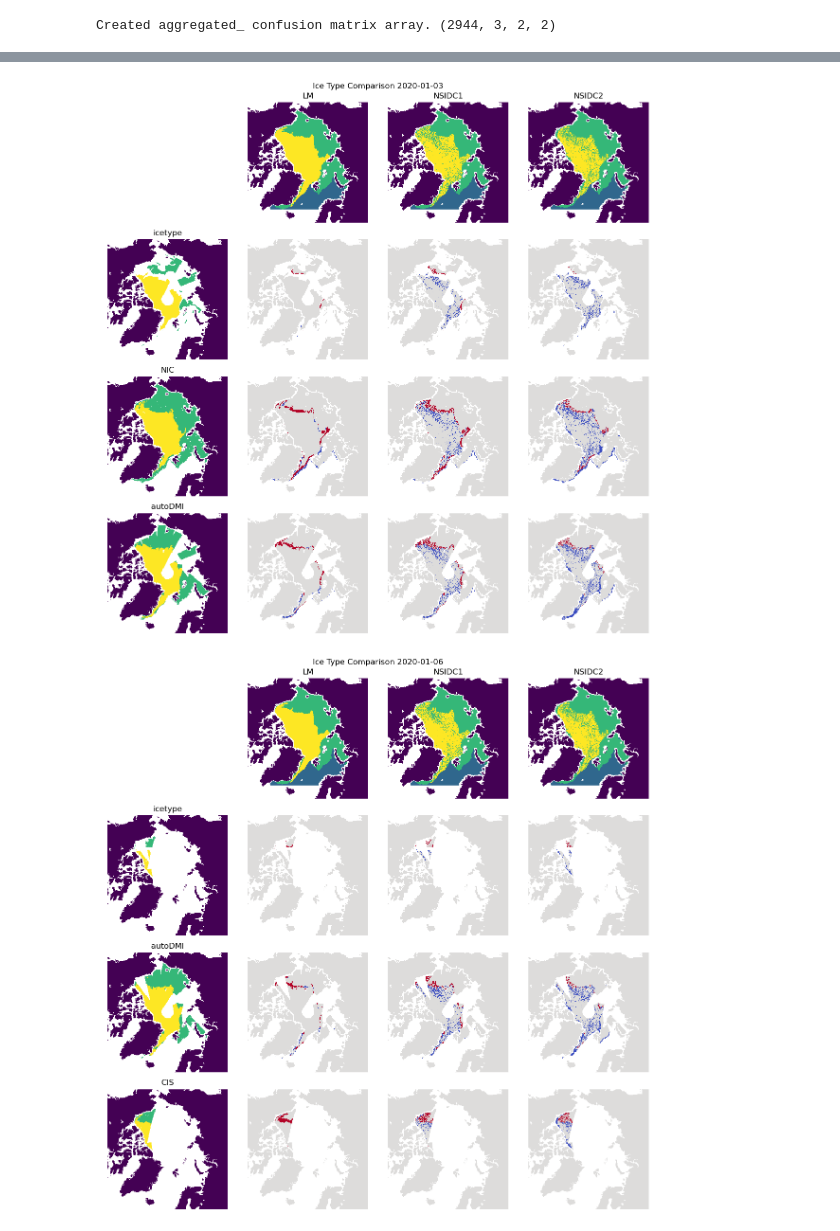
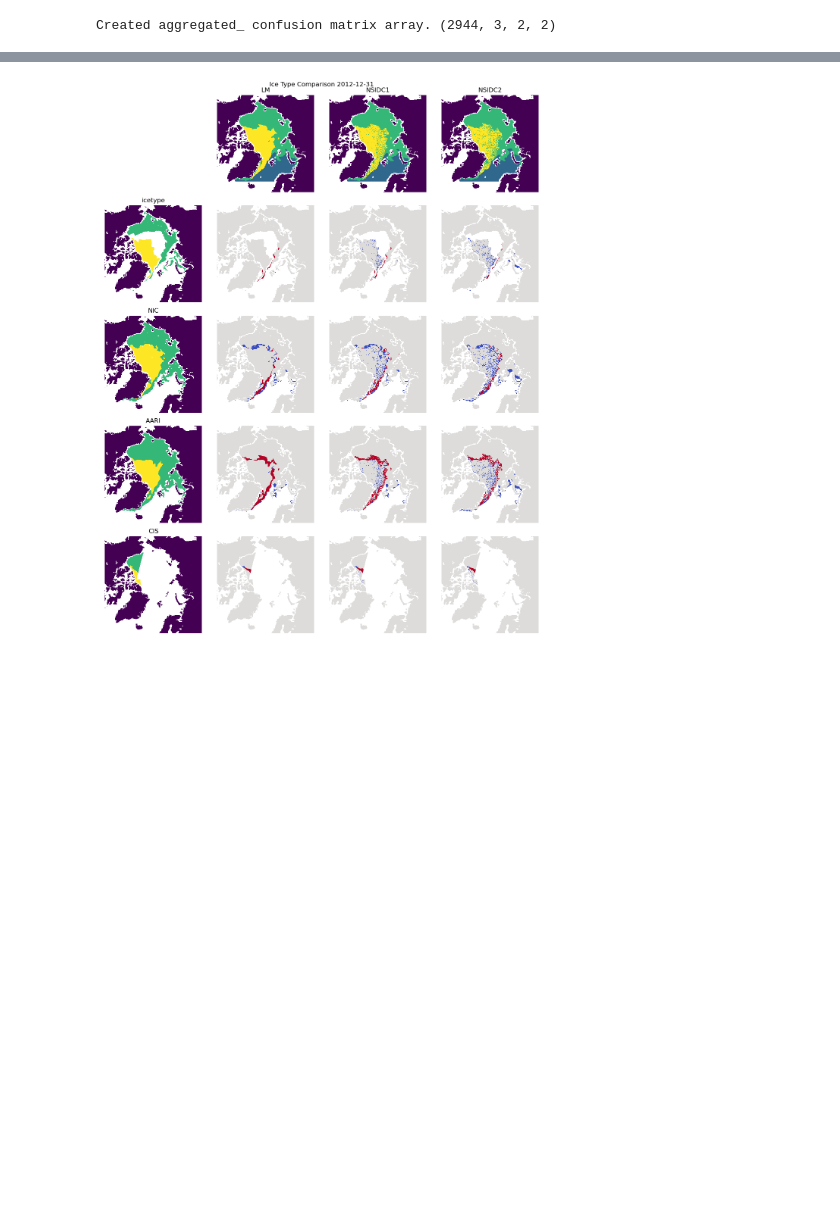
Before and after one commit to esa-sage/sea_ice_age_nsidc, a Jupyter notebook: s_rrdp_comparison.ipynb, the cells around one changed output, grey strips where cells are left out. Saved outputs shown, nothing was run; the diff lists cells and outputs as text; code cells hidden in the pictures; blank space fills up the shorter version.

Commit message:
update figures for PVASR

```diff
--- a/s_rrdp_comparison.ipynb
+++ b/s_rrdp_comparison.ipynb
@@ -158,6 +157,6 @@ for name in comas:
 # %%
-plot_date_start = datetime(2020, 1, 1)
-plot_dates = [d for d in rrdp_dates if d >= plot_date_start][:3]
+plot_date_start = datetime(2012, 12, 31)
+plot_dates = [d for d in rrdp_dates if d >= plot_date_start][:1]
 
 for plot_date in plot_dates:
     rf = rrdp_files[rrdp_dates.index(plot_date)]
@@ -180,32 +179,31 @@ for plot_date in plot_dates:
         ice_type[name][ice_type[name] == 1] = 2
         ice_type[name][ice_type[name] >= 3] = 4
 
     land_mask = ice_type['lm'] == -2
     valid_mask = np.isfinite(ice_type['lm']) & (ice_type['lm'] >= 0) & np.isfinite(ice_type['newdc']) & (ice_type['newdc'] >= 0) & np.isfinite(ice_type['nsidc']) & (ice_type['nsidc'] >= 0)
     lagr_titles = ['LM', 'NSIDC1', 'NSIDC2']
     plt_rows, plt_cols = len(rrdp_icetypes_plot) + 1, len(lagr_algos_plot) + 1
     fig, axs = plt.subplots(plt_rows, plt_cols, figsize=(plt_cols*3, plt_rows*3))
     for i, algo in enumerate(lagr_algos_plot):
         plt_array = ice_type[algo]
         plt_array[~valid_mask] = np.nan
         plt_array[land_mask] = -2
         im = axs[0, i+1].imshow(plt_array, vmin=-2, vmax=4, cmap='viridis', interpolation='none')
         axs[0, i+1].set_title(lagr_titles[i])
         axs[0, i+1].axis('off')
     for j, rrdp_icetype in enumerate(rrdp_icetypes_plot):
         plt_array = ice_type[rrdp_icetype]
         plt_array[~valid_mask] = np.nan
         plt_array[land_mask] = -2
         im = axs[j+1, 0].imshow(plt_array, vmin=-2, vmax=4, cmap='viridis', interpolation='none')
         axs[j+1, 0].set_title(rrdp_icetype.split('_')[0])
         axs[j+1, 0].axis('off')
         for i, algo in enumerate(lagr_algos_plot):
             im = axs[j+1, i+1].imshow(ice_type[algo] - ice_type[rrdp_icetype], vmin=-2, vmax=2, cmap='coolwarm', interpolation='none')
             axs[j+1, i+1].axis('off')
     plt.suptitle(f'Ice Type Comparison {plot_date.strftime("%Y-%m-%d")}')
     axs[0,0].axis('off')
     plt.tight_layout()
     plt.show()
 # %% [output]
-[figure, old version]
+[figure, new version]
-[figure, removed]
```
Also changed, not shown: parts of 3 cells of this notebook, 2 other files.
